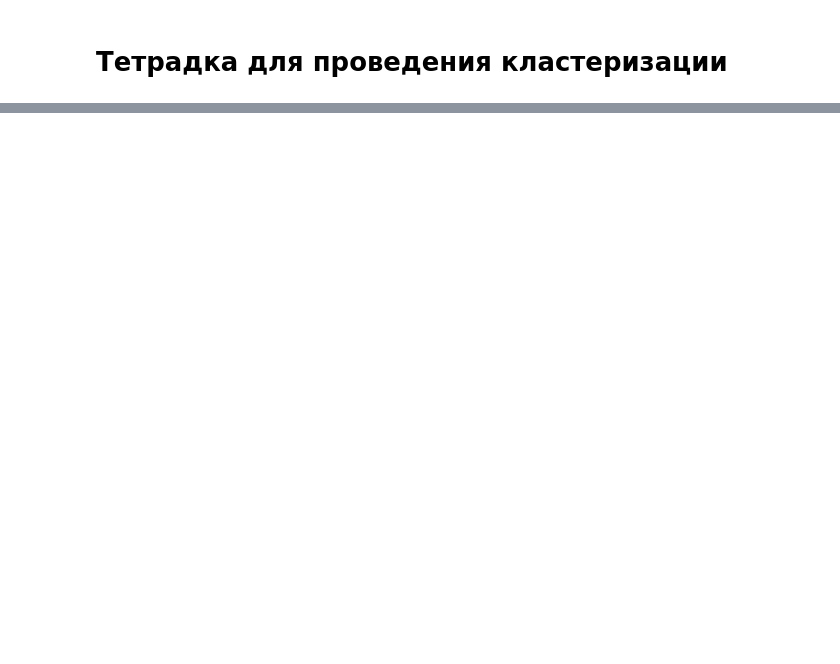
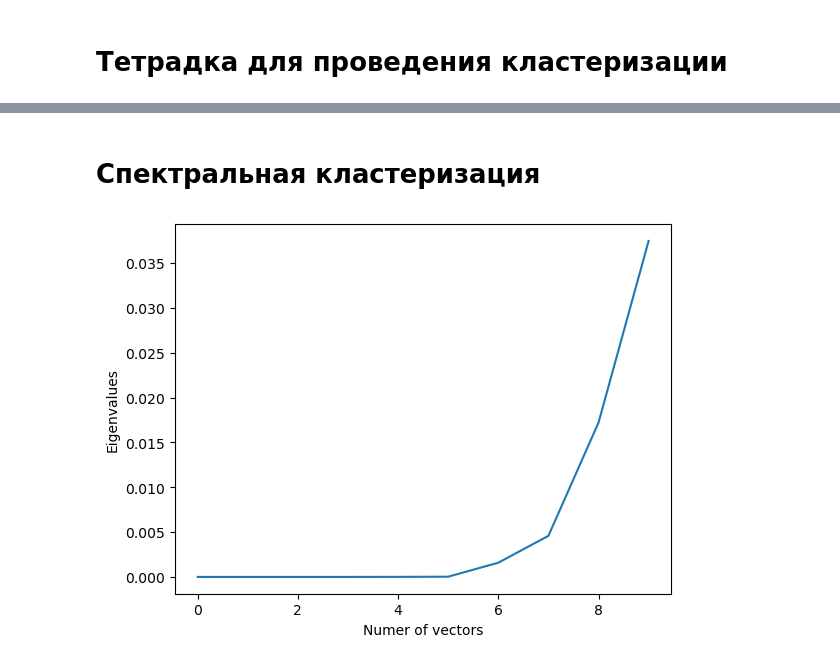
Before and after one commit to igmamedov/Classerizption-of-banks, a Jupyter notebook: banki_ru_parcer_finance/cluster_2023.ipynb, the cells around one changed output, grey strips where cells are left out. Cells and saved outputs as stored; diff of their text form; code cells hidden in the pictures; blank space fills up the shorter version.

```diff
--- a/banki_ru_parcer_finance/cluster_2023.ipynb
+++ b/banki_ru_parcer_finance/cluster_2023.ipynb
@@ -106,0 +701,28 @@ dataframe
+# %% [markdown]
+# Спектральная кластеризация
+# %%
+from sklearn.cluster import SpectralClustering
+from scipy.sparse import csgraph
+
+n_cluster = [2,3,4,5,6,7,8]
+
+def draw_eigh(embeds, n):
+    spectr = SpectralClustering(n_clusters=n, n_components=n, random_state=42)
+    spectr.fit(embeds)
+    L = csgraph.laplacian(spectr.affinity_matrix_)
+    values, vectors = np.linalg.eigh(L)
+    sns.lineplot(sorted(values[:10]))
+    plt.plot()
+    plt.ylabel('Eigenvalues')
+    plt.xlabel('Numer of vectors')
+
+def calc_methods_spectral(embeds, emb_alg, transform, averaging, notes):
+    for n in tqdm(n_cluster):
+        spectr = SpectralClustering(n_clusters=n, n_components=n)
+        bank_cluster, embed_labels = clustering_bank(embeds, spectr, averaging)
+        db, ch, ss, bc = calc_metrics(embeds, embed_labels, split_scores(n), bank_cluster)
+        notes.loc[len(notes)+1] = [emb_alg, 'spectr', transform, n, averaging, db, ch, ss, bc]
+# %%
+draw_eigh(X1, n=4)
+# %% [output]
+[figure, added]
```
Also changed, not shown: parts of 83 cells of this notebook.
